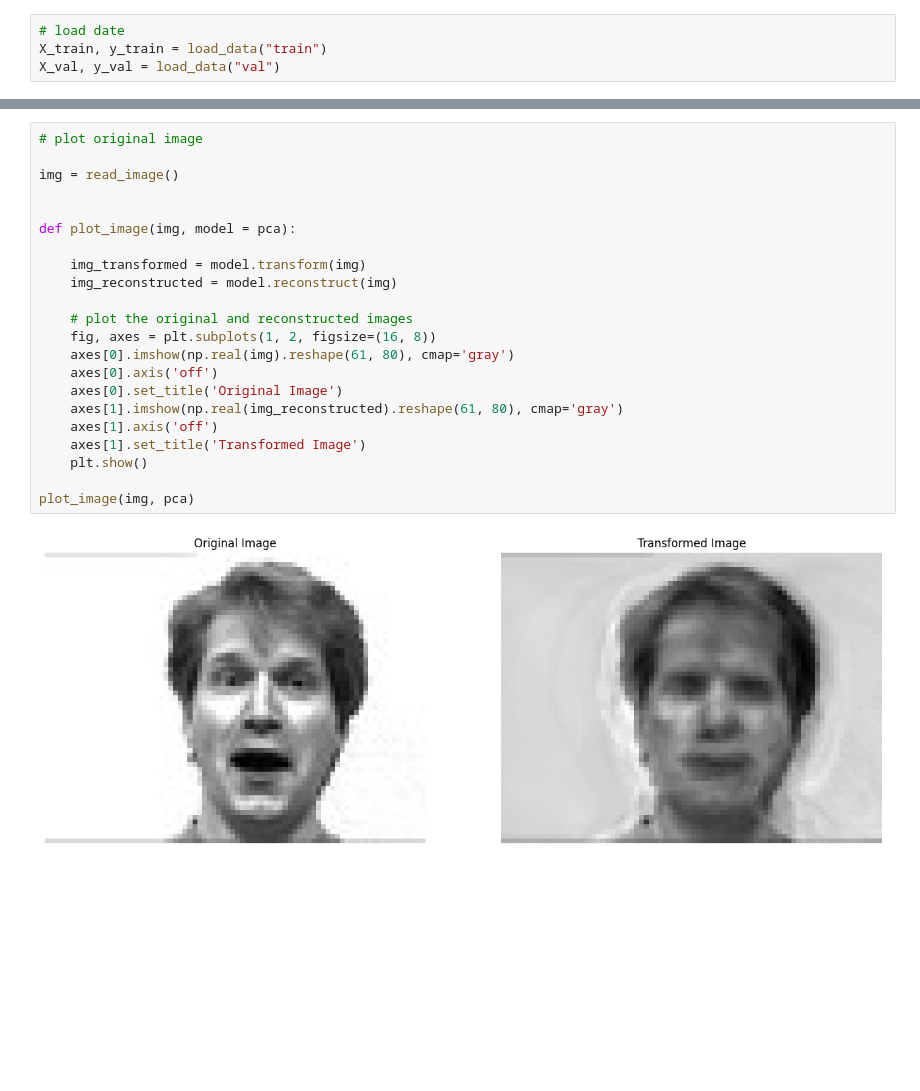
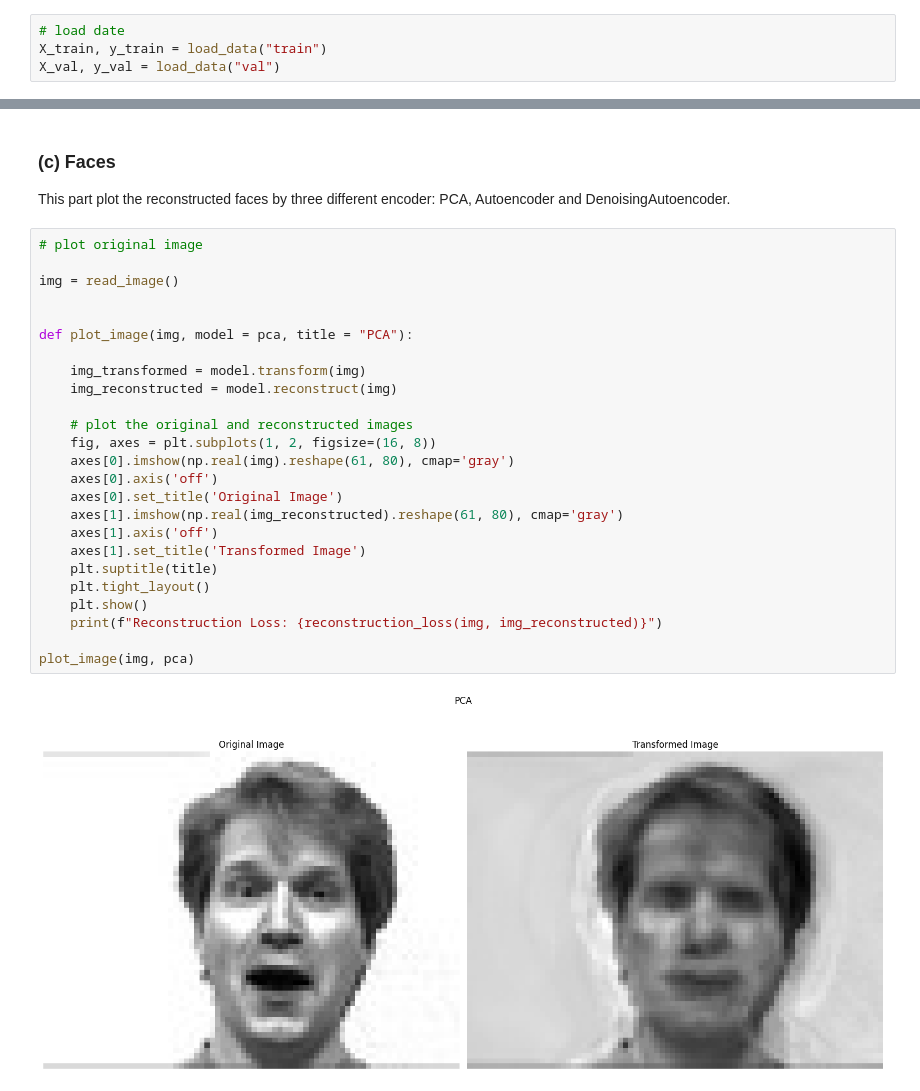
Before and after one commit to stuartlu0412/FAI2024, a Jupyter notebook: hw4-code/hw4.ipynb, the cells around one changed output, grey strips where cells are left out. Cells and saved outputs as stored; diff of their text form; blank space fills up the shorter version.

```diff
--- a/hw4-code/hw4.ipynb
+++ b/hw4-code/hw4.ipynb
@@ -21,24 +94,31 @@ pca.components
+# %% [markdown]
+### (c) Faces
+
+This part plot the reconstructed faces by three different encoder: PCA, Autoencoder and DenoisingAutoencoder.
 # %%
 # plot original image
 
 img = read_image()
 
 
-def plot_image(img, model = pca):
+def plot_image(img, model = pca, title = "PCA"):
 
     img_transformed = model.transform(img)
     img_reconstructed = model.reconstruct(img)
 
     # plot the original and reconstructed images
     fig, axes = plt.subplots(1, 2, figsize=(16, 8))
     axes[0].imshow(np.real(img).reshape(61, 80), cmap='gray')
     axes[0].axis('off')
     axes[0].set_title('Original Image')
     axes[1].imshow(np.real(img_reconstructed).reshape(61, 80), cmap='gray')
     axes[1].axis('off')
     axes[1].set_title('Transformed Image')
+    plt.suptitle(title)
+    plt.tight_layout()
     plt.show()
+    print(f"Reconstruction Loss: {reconstruction_loss(img, img_reconstructed)}")
 
 plot_image(img, pca)
 # %% [output]
-[figure, old version]
+[figure, new version]
```
Also changed, not shown: parts of 20 cells of this notebook, 5 other files.
